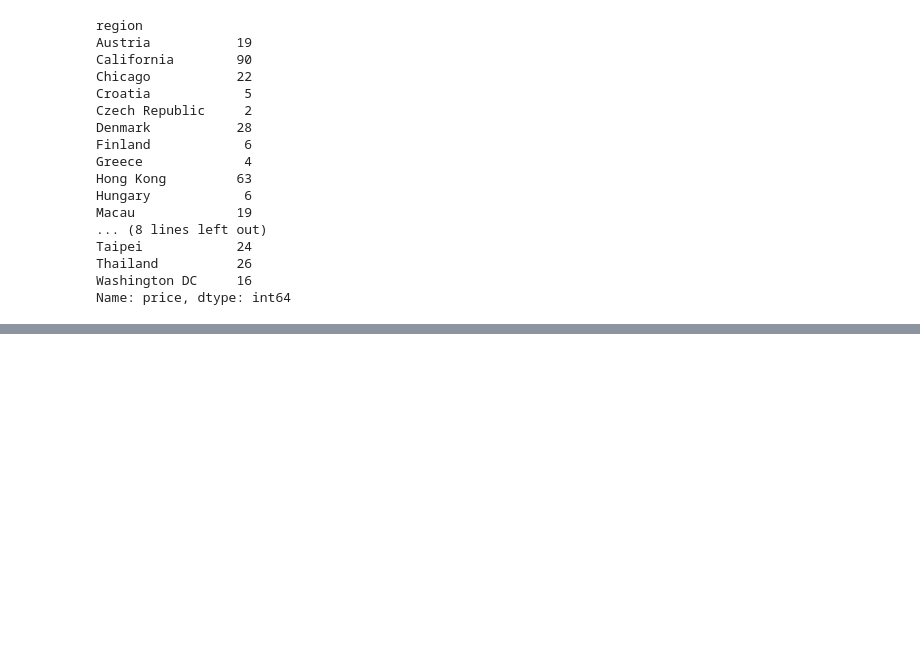
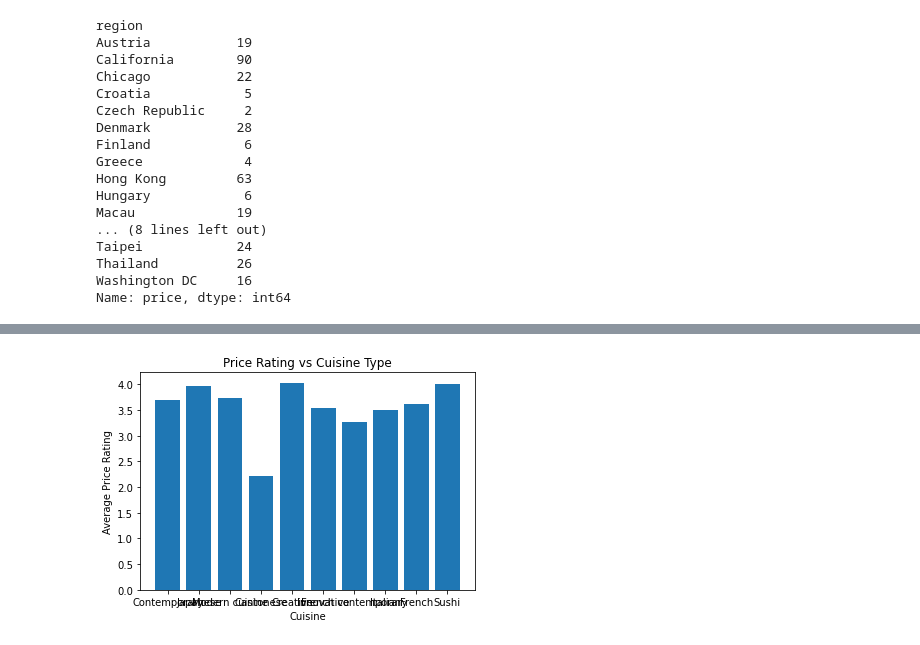
Before and after one commit to EI-github/smu_project1_michelinrestaurants, a Jupyter notebook: Cody_Work/Project 1/Project1.ipynb, the cells around one changed output, grey strips where cells are left out. Cells and saved outputs as stored; diff of their text form; code cells hidden in the pictures; blank space fills up the shorter version.

```diff
--- a/Cody_Work/Project 1/Project1.ipynb
+++ b/Cody_Work/Project 1/Project1.ipynb
@@ -102,0 +196,8 @@ regpr_df.astype(int)
+# %%
+avgs = df_price.groupby('cuisine')['Price Point'].mean()
+count = df_price.groupby('cuisine')['name'].count()
+star = df_price.groupby('cuisine')["Michelin Star Count"].mean()
+summ1 = pd.concat([avgs, star, count], axis=1).reset_index()
+summ1.columns = ["Cuisine", "Average Price Point ($)", "Average Michelin Star Rating", "Total Restaurants"]
+summ2 = summ1.sort_values(by=["Total Restaurants"], ascending=False).head(10)
+summ2.style.format({"Average Price Point ($)":"{:.3f}", "Average Michelin Star Rating":"{:.3f}"})
@@ -102,0 +216,8 @@ regpr_df.astype(int)
+# %%
+plt.bar(summ2.Cuisine, summ2["Average Price Point ($)"])
+plt.xlabel("Cuisine")
+plt.ylabel("Average Price Rating")
+plt.title("Price Rating vs Cuisine Type")
+plt.show()
+# %% [output]
+[figure, added]
```
Also changed, not shown: parts of 12 cells of this notebook, 2 other files.
